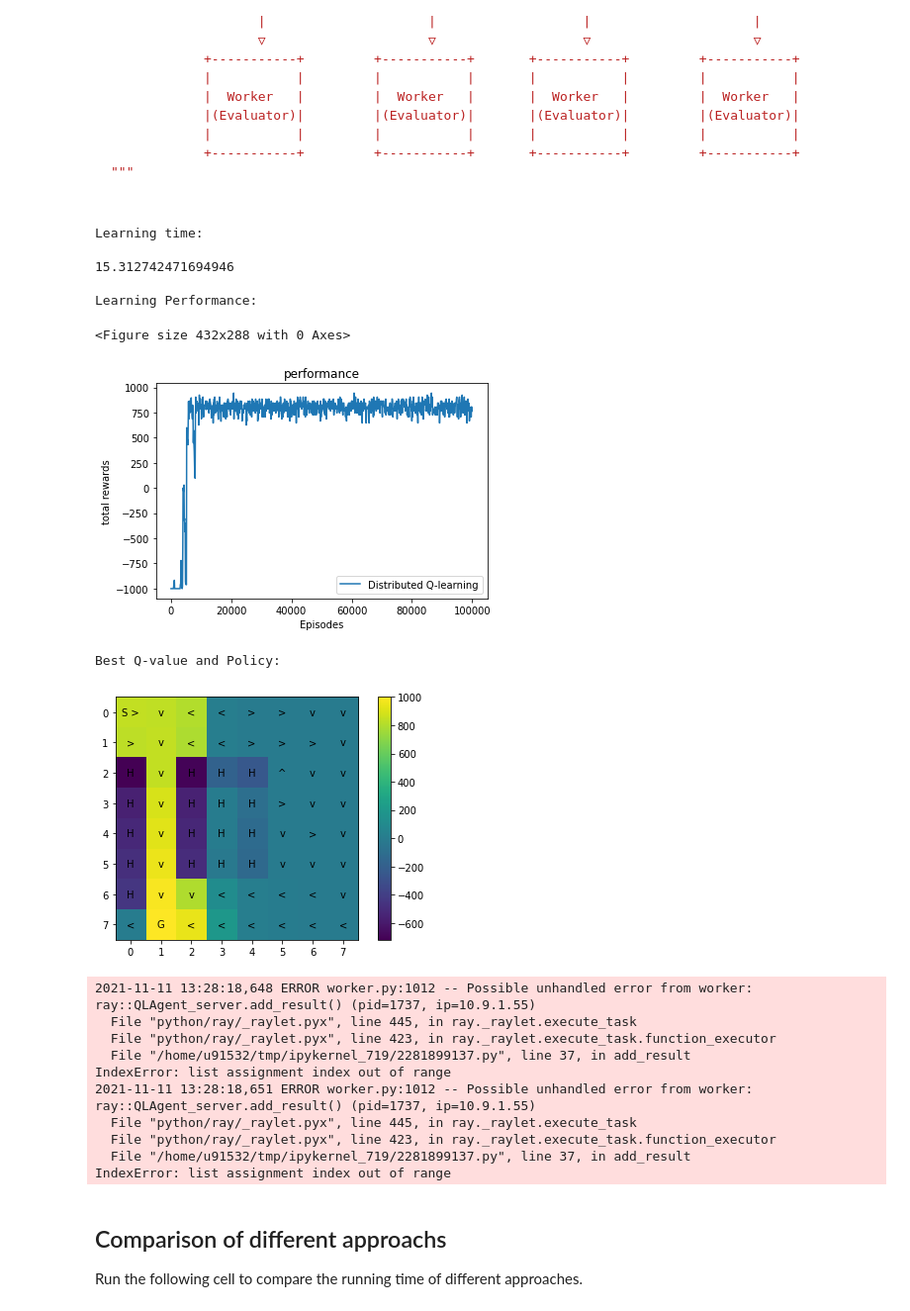
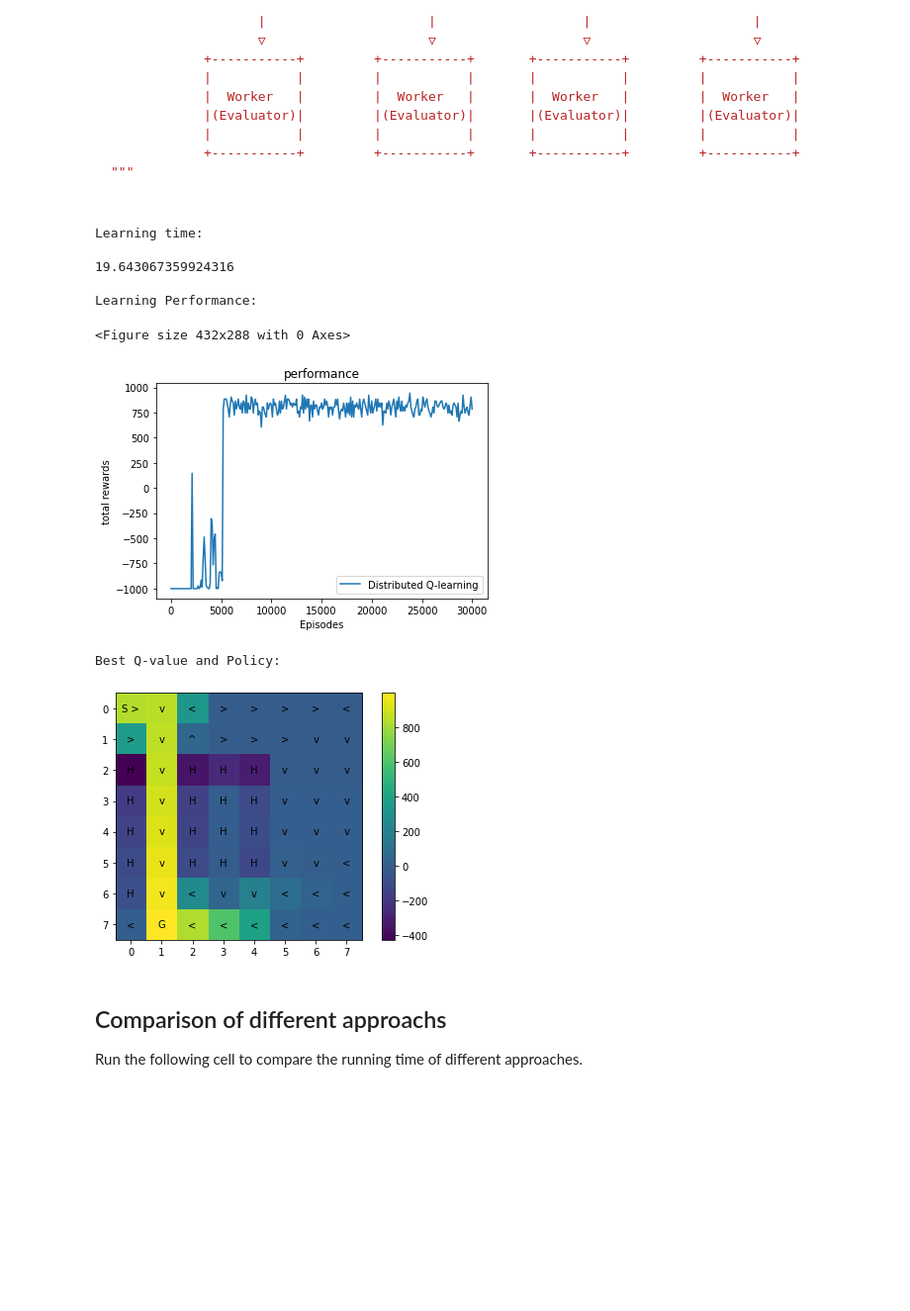
Before and after one commit to rafid009/AI_533_HW3, a Jupyter notebook: hw3_v4.ipynb, the cells around one changed output. Shown: that part at 99% size. Saved outputs shown, nothing was run; the diff lists cells and outputs as text; code cells hidden in the pictures; blank space fills up the shorter version.

Commit message:
reward and batch eval fixed

```diff
--- a/hw3_v4.ipynb
+++ b/hw3_v4.ipynb
@@ -716,11 +736,14 @@ class QLAgent_server(agent):
 
     def learn(self, experiences):
         #INSERT YOUR CODE HERE
+        if self.episode / self.test_interval > self.batch_num:
+            return self.get_q_table()
         for exp in experiences:
             for state, action, next_state, reward in exp:#eriences:
                 current = self.q_table[state, action]
                 self.q_table[state, action] = current + self.learning_rate * (reward + self.beta * np.max(self.q_table[next_state]) - current)
             self.episode += 1
+
         if self.do_test:
             if self.episode // self.test_interval + 1 > len(self.privous_q_tables):
                 self.privous_q_tables.append(self.q_table)
@@ -752,10 +775,8 @@ class QLAgent_server(agent):
 
 @ray.remote
 def collecting_worker(server, simulator, epsilon, action_space = 4, batch_size = 100):
-    # print('collector', flush=True)
     def greedy_policy(curr_state):
         #INSERT YOUR CODE HERE
-        # return np.argmax(ray.get(server.get_q_table.remote())[0][curr_state])
         return np.argmax(q_table[curr_state])
 
     def explore_or_exploit_policy(curr_state):
@@ -766,7 +787,6 @@ def collecting_worker(server, simulator, epsilon, action_space = 4, batch_size =
             return greedy_policy(curr_state)
 
     q_table, learn_done = ray.get(server.get_q_table.remote())
-    # batches = 0
     while True:
         if learn_done:
             break
@@ -793,7 +813,7 @@ def evaluation_worker(server, trials = 100, action_space = 4, beta = 0.999):
     def greedy_policy(curr_state):
         #INSERT YOUR CODE HERE
         return np.argmax(q_table[curr_state])
-    # print('eval', flush=True)
+
     while True:
         q_table, done, num = ray.get(server.ask_evaluation.remote())
         if done:
@@ -843,43 +863,33 @@ class distributed_QL_agent():
 # %%
 simulator.reset()
 #INSERT YOUR CODE FOR INIT PARAMS HERE
 do_test = True
 learning_rate = 0.001
-epsilon = 0.1
-learning_episodes = 100000
+epsilon = 0.05
+learning_episodes = 30000
 test_interval = 100
 batch_size = 100
 start_time = time.time()
 distributed_ql_agent = distributed_QL_agent(epsilon, learning_rate, learning_episodes, map_size,
                                             test_interval = test_interval, batch_size = batch_size,
                                             cw_num = 4, ew_num = 4, do_test = do_test)
 total_rewards, q_table = distributed_ql_agent.learn_and_evaluate()
 run_time['Distributed Q-learning agent'] = time.time() - start_time
 print("Learning time:\n")
 print(run_time['Distributed Q-learning agent'])
 if do_test:
     plot_result(total_rewards, test_interval, [distributed_ql_agent.agent_name])
 plot_image(q_table, MAP[0])
 # %% [output]
 Learning time:
 
-15.312742471694946
+19.643067359924316
 
 Learning Performance:
 <Figure size 432x288 with 0 Axes>
-[figure, old version]
+[figure, new version]
 Best Q-value and Policy:
-[figure, old version]
+[figure, new version]
-2021-11-11 13:28:18,648 ERROR worker.py:1012 -- Possible unhandled error from worker: ray::QLAgent_server.add_result() (pid=1737, ip=10.9.1.55)
-  File "python/ray/_raylet.pyx", line 445, in ray._raylet.execute_task
-  File "python/ray/_raylet.pyx", line 423, in ray._raylet.execute_task.function_executor
-  File "/home/u91532/tmp/ipykernel_719/2281899137.py", line 37, in add_result
-IndexError: list assignment index out of range
-2021-11-11 13:28:18,651 ERROR worker.py:1012 -- Possible unhandled error from worker: ray::QLAgent_server.add_result() (pid=1737, ip=10.9.1.55)
-  File "python/ray/_raylet.pyx", line 445, in ray._raylet.execute_task
-  File "python/ray/_raylet.pyx", line 423, in ray._raylet.execute_task.function_executor
-  File "/home/u91532/tmp/ipykernel_719/2281899137.py", line 37, in add_result
-IndexError: list assignment index out of range
 # %% [markdown]
 ## Comparison of different approachs
 
```
Also changed, not shown: parts of 7 cells of this notebook.
